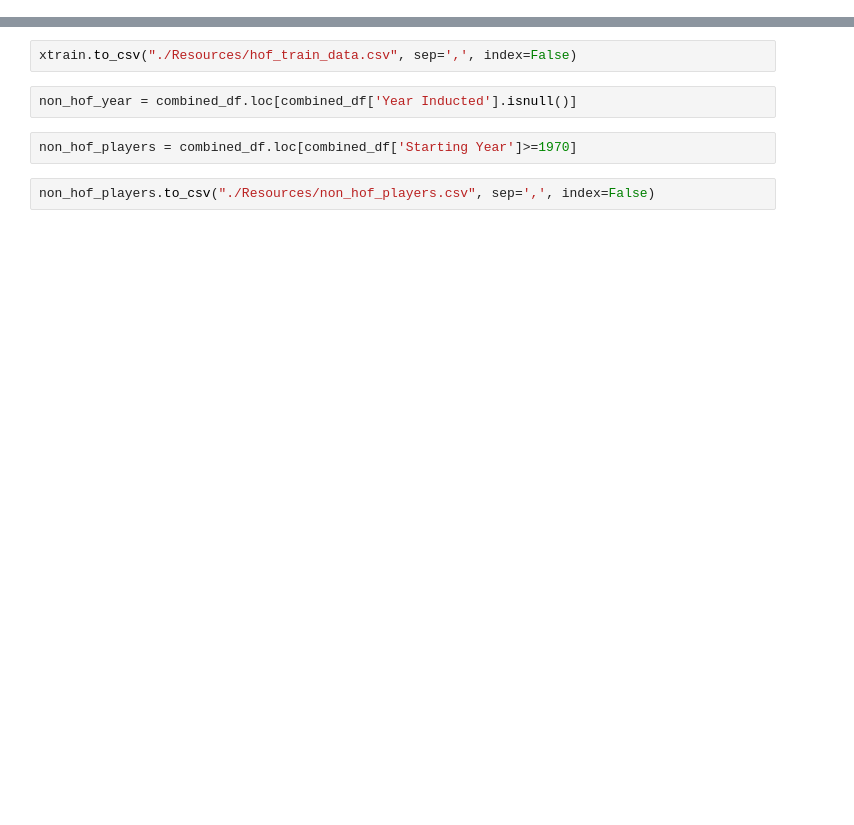
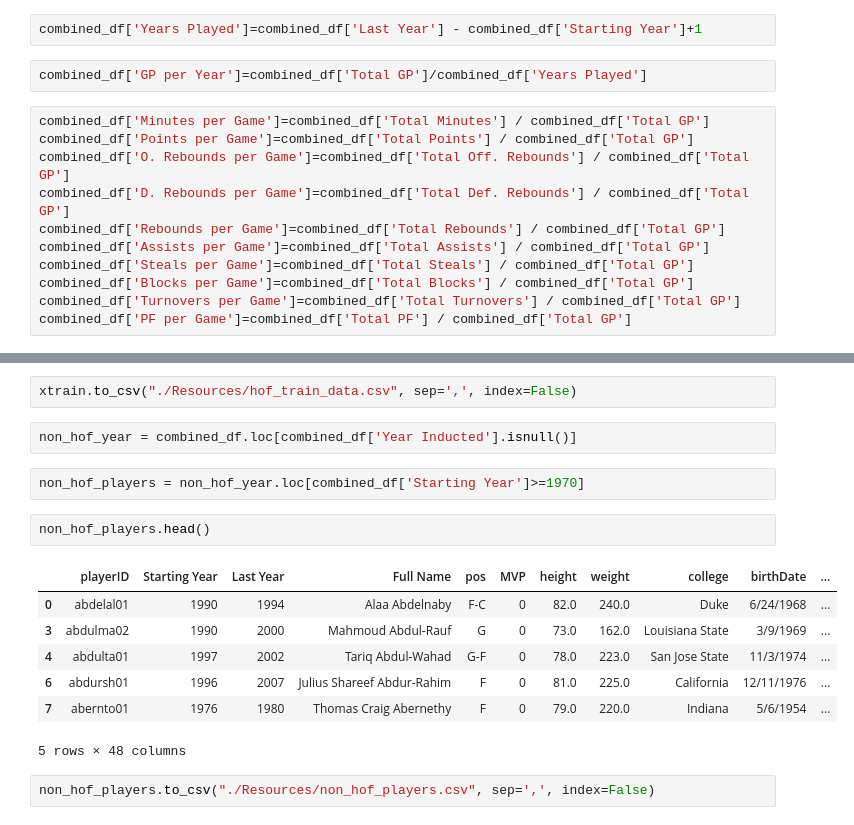
Before and after one commit to dpcoar/Final_Project, a Jupyter notebook: data_clean.ipynb, the cells around one changed output, grey strips where cells are left out. Saved outputs shown, nothing was run; the diff lists cells and outputs as text; blank space fills up the shorter version.

```diff
--- a/data_clean.ipynb
+++ b/data_clean.ipynb
@@ -196,6 +191,21 @@ combined_df.head()
 5 rows × 36 columns
 # %%
 combined_df.rename(columns={'year':'Year Inducted'}, inplace=True)
+# %%
+combined_df['Years Played']=combined_df['Last Year'] - combined_df['Starting Year']+1
+# %%
+combined_df['GP per Year']=combined_df['Total GP']/combined_df['Years Played']
+# %%
+combined_df['Minutes per Game']=combined_df['Total Minutes'] / combined_df['Total GP']
+combined_df['Points per Game']=combined_df['Total Points'] / combined_df['Total GP']
+combined_df['O. Rebounds per Game']=combined_df['Total Off. Rebounds'] / combined_df['Total GP']
+combined_df['D. Rebounds per Game']=combined_df['Total Def. Rebounds'] / combined_df['Total GP']
+combined_df['Rebounds per Game']=combined_df['Total Rebounds'] / combined_df['Total GP']
+combined_df['Assists per Game']=combined_df['Total Assists'] / combined_df['Total GP']
+combined_df['Steals per Game']=combined_df['Total Steals'] / combined_df['Total GP']
+combined_df['Blocks per Game']=combined_df['Total Blocks'] / combined_df['Total GP']
+combined_df['Turnovers per Game']=combined_df['Total Turnovers'] / combined_df['Total GP']
+combined_df['PF per Game']=combined_df['Total PF'] / combined_df['Total GP']
 # %%
 combined_df.dtypes
 # %% [output]
@@ -246,6 +278,16 @@ xtrain.to_csv("./Resources/hof_train_data.csv", sep=',', index=False)
 # %%
 non_hof_year = combined_df.loc[combined_df['Year Inducted'].isnull()]
 # %%
-non_hof_players = combined_df.loc[combined_df['Starting Year']>=1970]
+non_hof_players = non_hof_year.loc[combined_df['Starting Year']>=1970]
+# %%
+non_hof_players.head()
+# %% [output]
+|  | playerID | Starting Year | Last Year | Full Name | pos | MVP | height | weight | college | birthDate | ... |
+| 0 | abdelal01 | 1990 | 1994 | Alaa Abdelnaby | F-C | 0 | 82.0 | 240.0 | Duke | 6/24/1968 | ... |
+| 3 | abdulma02 | 1990 | 2000 | Mahmoud Abdul-Rauf | G | 0 | 73.0 | 162.0 | Louisiana State | 3/9/1969 | ... |
+| 4 | abdulta01 | 1997 | 2002 | Tariq Abdul-Wahad | G-F | 0 | 78.0 | 223.0 | San Jose State | 11/3/1974 | ... |
+| 6 | abdursh01 | 1996 | 2007 | Julius Shareef Abdur-Rahim | F | 0 | 81.0 | 225.0 | California | 12/11/1976 | ... |
+| 7 | abernto01 | 1976 | 1980 | Thomas Craig Abernethy | F | 0 | 79.0 | 220.0 | Indiana | 5/6/1954 | ... |
+5 rows × 48 columns
 # %%
 non_hof_players.to_csv("./Resources/non_hof_players.csv", sep=',', index=False)
```
Also changed, not shown: parts of 8 cells of this notebook, 1 other file.
